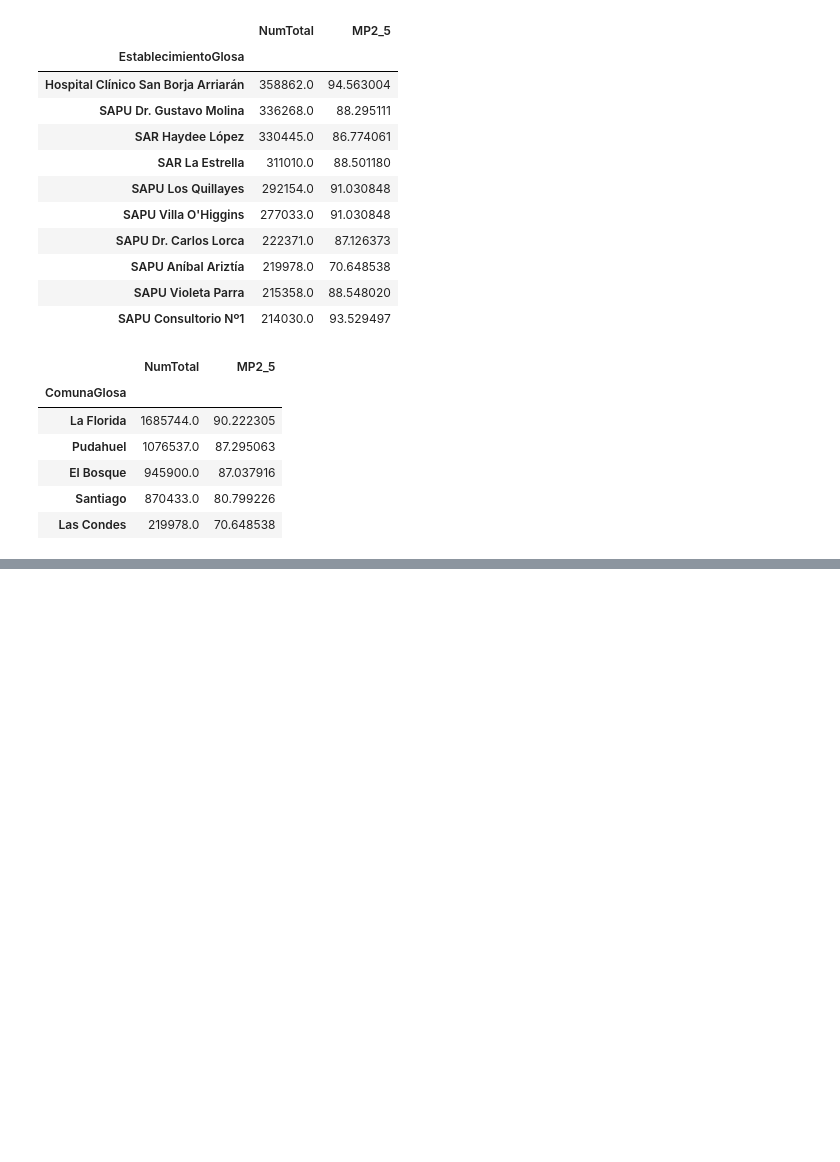
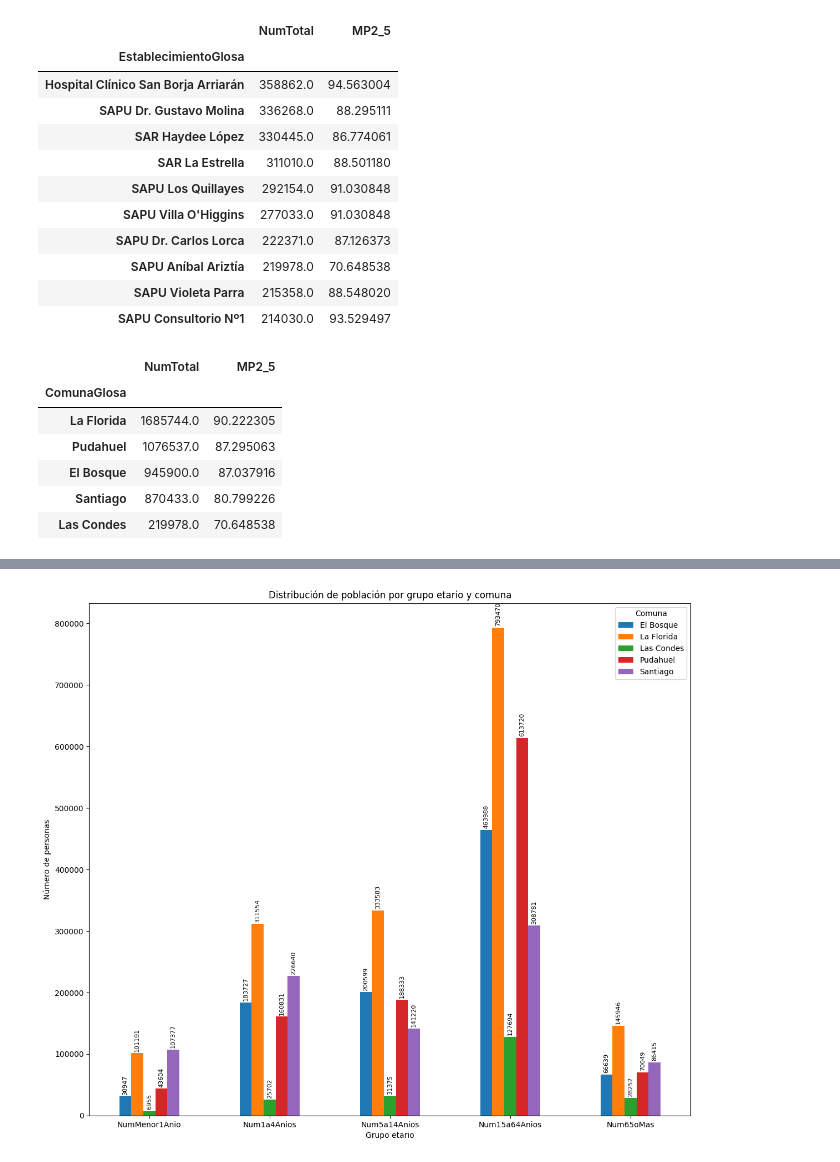
Before and after one commit to Branlut/miniproyecto2, a Jupyter notebook: analisis.ipynb, the cells around one changed output, grey strips where cells are left out. Cells and saved outputs as stored; diff of their text form; code cells hidden in the pictures; blank space fills up the shorter version.

```diff
--- a/analisis.ipynb
+++ b/analisis.ipynb
@@ -322,0 +353,3 @@ comuna_contaminantes
+# %%
+comuna_etario = df_merge.groupby('ComunaGlosa')[['NumMenor1Anio',	'Num1a4Anios',	'Num5a14Anios',	'Num15a64Anios'	,'Num65oMas']].sum()
+comuna_etario
@@ -322,0 +364,16 @@ comuna_contaminantes
+# %%
+ax = comuna_etario.T.plot(kind="bar", figsize=(14, 12))
+
+# Títulos y etiquetas
+plt.title("Distribución de población por grupo etario y comuna")
+plt.xlabel("Grupo etario")
+plt.ylabel("Número de personas")
+plt.xticks(rotation=0)
+plt.legend(title="Comuna")
+
+# Agregar los valores en cada barra
+for container in ax.containers:
+    ax.bar_label(container, fmt='%.0f', label_type='edge', fontsize=8, rotation=90, padding=2)
+plt.show()
+# %% [output]
+[figure, added]
```
Also changed, not shown: parts of 3 cells of this notebook.
